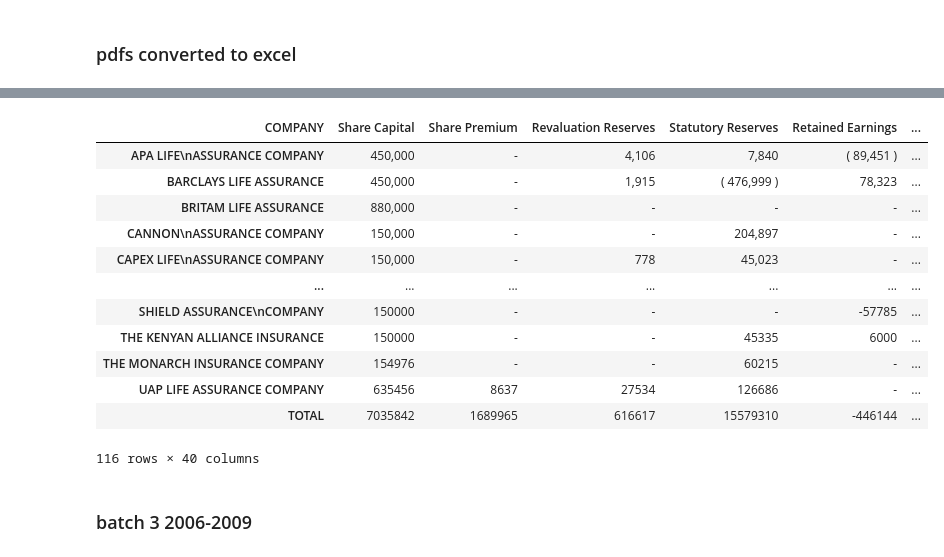
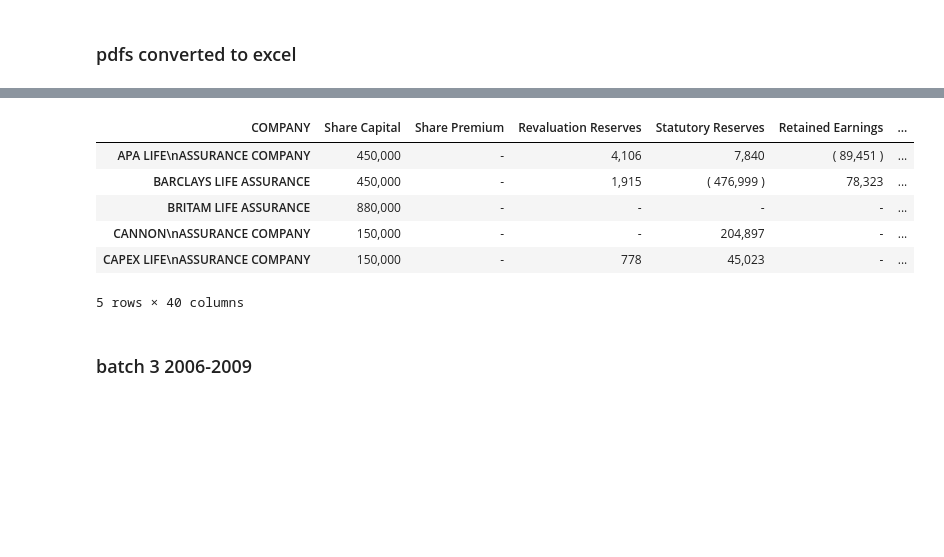
Before and after one commit to JaniceMwasi/Insurance-Credit-Scoring, a Jupyter notebook: Code/data_wrangling.ipynb, the cells around one changed output, grey strips where cells are left out. Saved outputs shown, nothing was run; the diff lists cells and outputs as text; code cells hidden in the pictures; blank space fills up the shorter version.

```diff
--- a/Code/data_wrangling.ipynb
+++ b/Code/data_wrangling.ipynb
@@ -110,19 +112,13 @@ Index(['Share Capital', 'Share Premium', 'Revaluation Reserves',
        'Total Assets', 'Amounts in Thousand Shillings'],
       dtype='object', name='COMPANY')
 # %%
-new_df2
+new_df2.head()
 # %% [output]
 | COMPANY | Share Capital | Share Premium | Revaluation Reserves | Statutory Reserves | Retained Earnings | ... |
 | APA LIFE\nASSURANCE COMPANY | 450,000 | - | 4,106 | 7,840 | ( 89,451 ) | ... |
 | BARCLAYS LIFE ASSURANCE | 450,000 | - | 1,915 | ( 476,999 ) | 78,323 | ... |
 | BRITAM LIFE ASSURANCE | 880,000 | - | - | - | - | ... |
 | CANNON\nASSURANCE COMPANY | 150,000 | - | - | 204,897 | - | ... |
 | CAPEX LIFE\nASSURANCE COMPANY | 150,000 | - | 778 | 45,023 | - | ... |
-| ... | ... | ... | ... | ... | ... | ... |
-| SHIELD ASSURANCE\nCOMPANY | 150000 | - | - | - | -57785 | ... |
-| THE KENYAN ALLIANCE INSURANCE | 150000 | - | - | 45335 | 6000 | ... |
-| THE MONARCH INSURANCE COMPANY | 154976 | - | - | 60215 | - | ... |
-| UAP LIFE ASSURANCE COMPANY | 635456 | 8637 | 27534 | 126686 | - | ... |
-| TOTAL | 7035842 | 1689965 | 616617 | 15579310 | -446144 | ... |
-116 rows × 40 columns
+5 rows × 40 columns
 # %%
```
Also changed, not shown: parts of 33 cells of this notebook.
